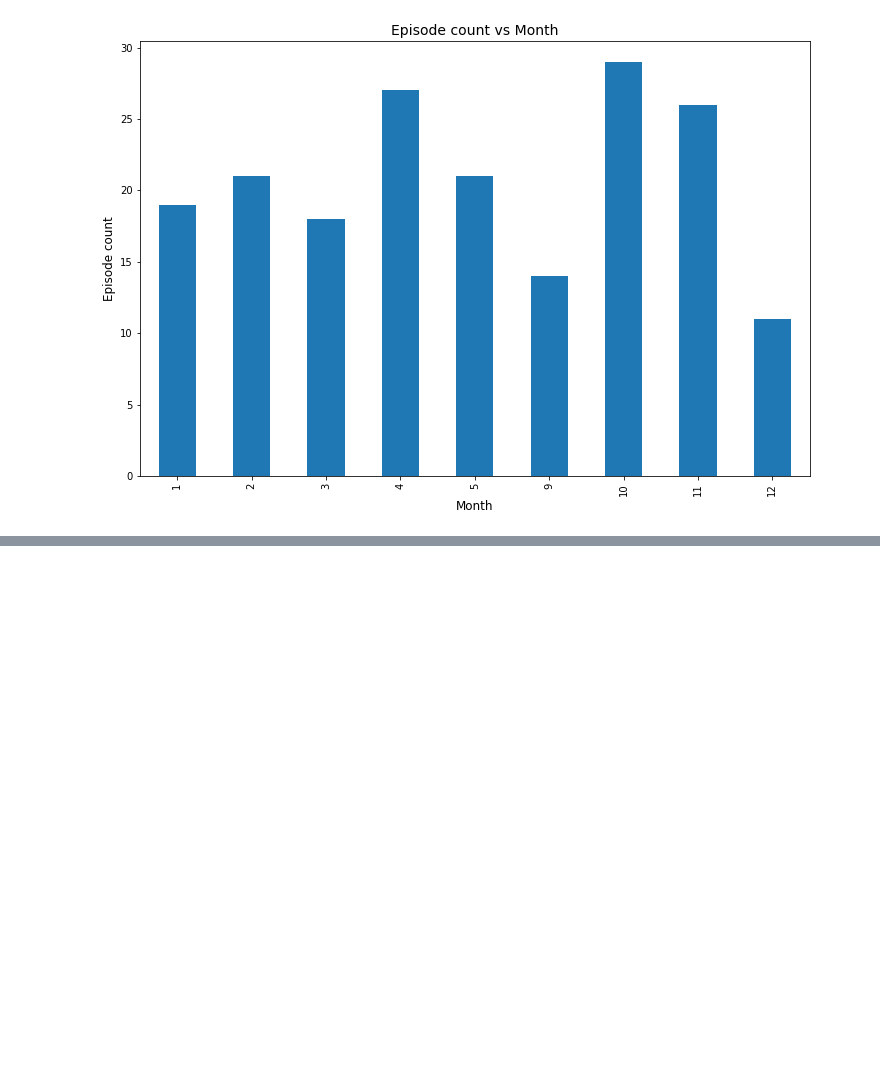
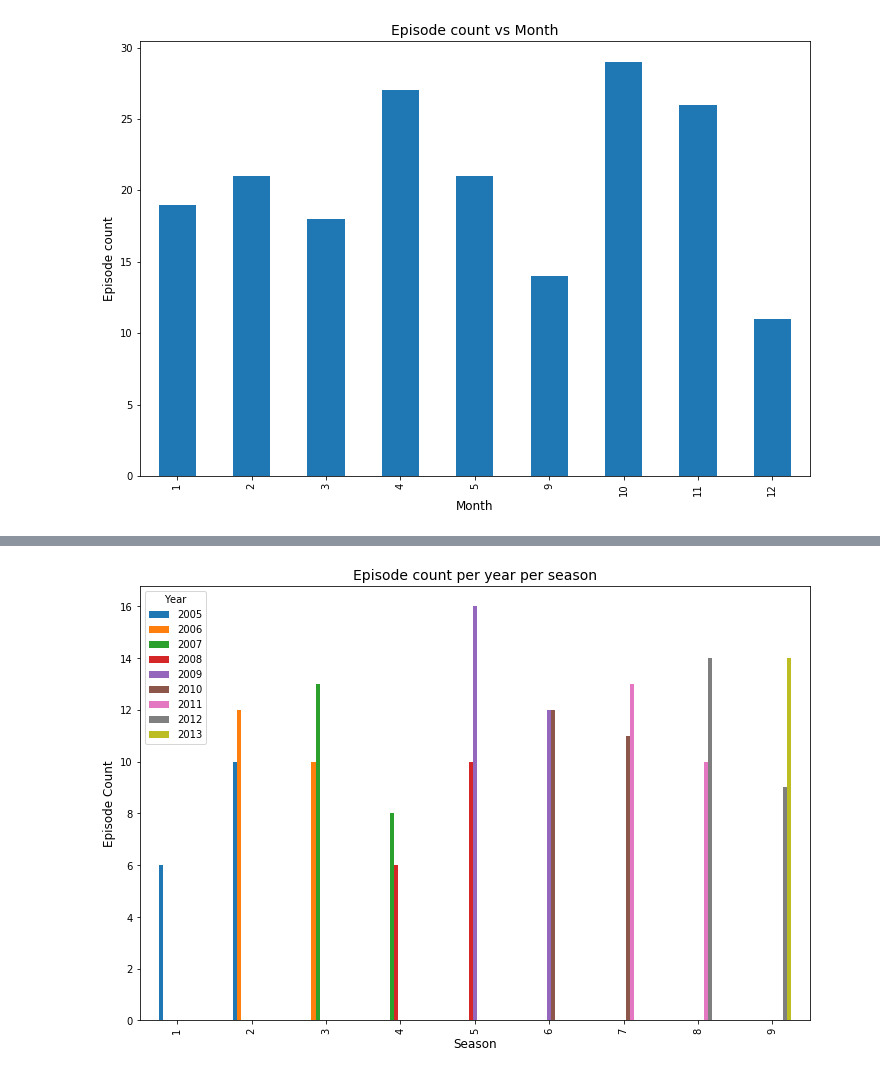
Before and after one commit to rameez471/The-Office-Dataset, a Jupyter notebook: EDA.ipynb, the cells around one changed output, grey strips where cells are left out. Cells and saved outputs as stored; diff of their text form; code cells hidden in the pictures; blank space fills up the shorter version.

```diff
--- a/EDA.ipynb
+++ b/EDA.ipynb
@@ -784,0 +808,3 @@ plt.plot()
+# %%
+df_year = df_imdb.pivot_table(index='Season',columns='Year',values='Title',aggfunc='count')
+df_year
@@ -784,0 +823,9 @@ plt.plot()
+# %%
+df_year.plot(kind='bar', figsize=(12,8))
+plt.xlabel('Season', fontsize=12)
+plt.ylabel('Episode Count', fontsize=12)
+plt.title('Episode count per year per season',fontsize=14)
+plt.savefig('./Visualizations/Episode count per year per season.png')
+plt.show()
+# %% [output]
+[figure, added]
```
Also changed, not shown: parts of 39 cells of this notebook, 8 other files.
